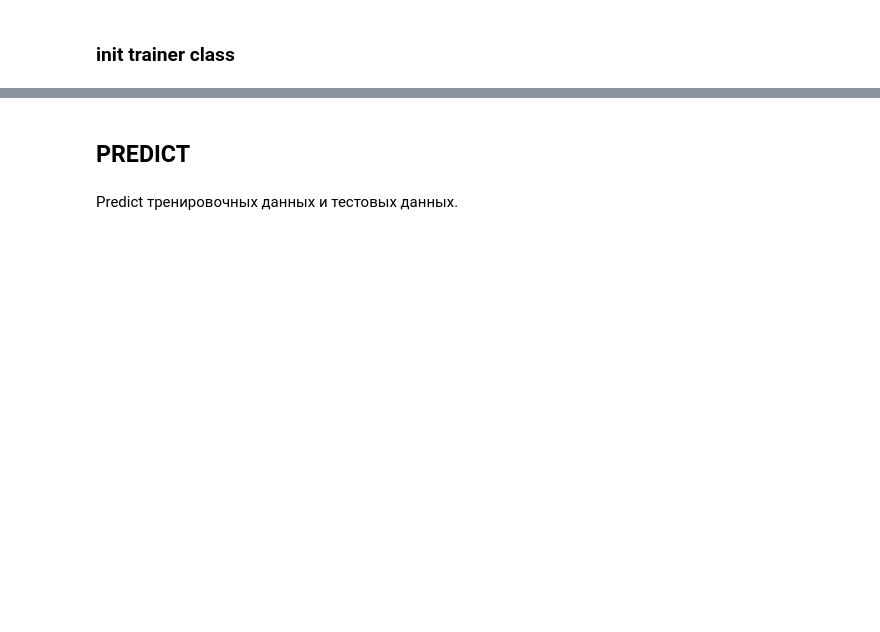
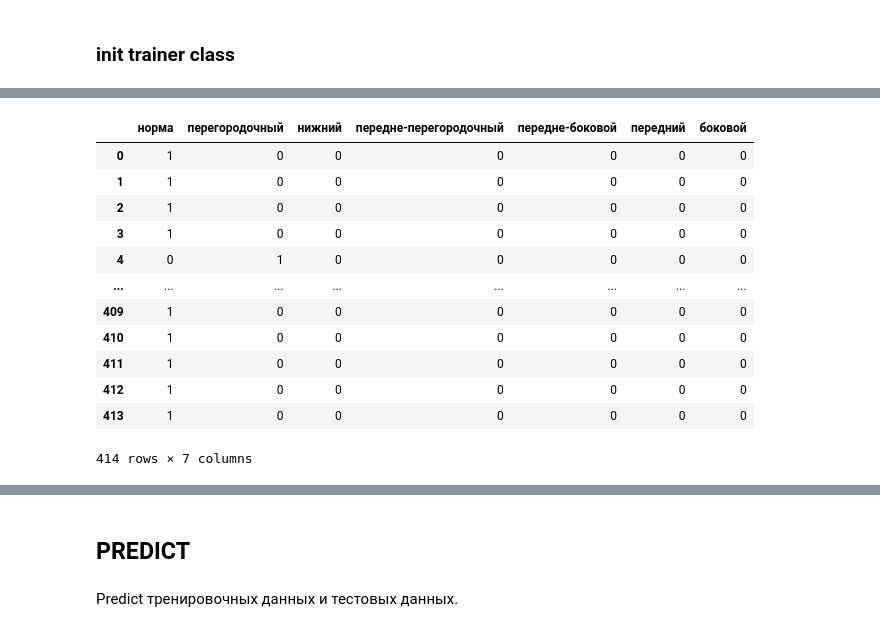
Before and after one commit to boldirev-as/AIIJC-medtech23, a Jupyter notebook: model_training.ipynb, the cells around one changed output, grey strips where cells are left out. Drawn from its saved outputs; the diff is of its cells as text; code cells hidden in the pictures; blank space fills up the shorter version.

```diff
--- a/model_training.ipynb
+++ b/model_training.ipynb
@@ -146,8 +151,8 @@ val_dataset[0]
 # %%
 from torch.utils.data import DataLoader
 
-train_loader = DataLoader(train_dataset, batch_size=32, shuffle=True) #, num_workers=4)
-val_loader = DataLoader(val_dataset, batch_size=32, shuffle=False) #, num_workers=4)
+train_loader = DataLoader(train_dataset, batch_size=16, shuffle=True) #, num_workers=4)
+val_loader = DataLoader(val_dataset, batch_size=16, shuffle=False) #, num_workers=4)
 # %% [markdown]
 ### init trainer class
 # %%
@@ -388 +397,28 @@ predicts = pd.DataFrame(test_res.predict.tolist())
+# %%
+predicts = pd.DataFrame(test_res.predict.tolist())
+
+label2pred = {"перегородочный":0, "передний":1, "боковой":2, "передне-боковой":3, "передне-перегородочный":4, "нижний":5, "норма":6}
+pred2label = {v:k for k, v in label2pred.items()}
+
+unique_values = predicts[0].unique()
+unique_values = np.append(unique_values, 2)
+for value in unique_values:
+    column_name = pred2label[value]
+    predicts[column_name] = (predicts[0] == value).astype(int)
+predicts = predicts.drop(columns=[0])
+predicts
+# %% [output]
+|  | норма | перегородочный | нижний | передне-перегородочный | передне-боковой | передний | боковой |
+| 0 | 1 | 0 | 0 | 0 | 0 | 0 | 0 |
+| 1 | 1 | 0 | 0 | 0 | 0 | 0 | 0 |
+| 2 | 1 | 0 | 0 | 0 | 0 | 0 | 0 |
+| 3 | 1 | 0 | 0 | 0 | 0 | 0 | 0 |
+| 4 | 0 | 1 | 0 | 0 | 0 | 0 | 0 |
+| ... | ... | ... | ... | ... | ... | ... | ... |
+| 409 | 1 | 0 | 0 | 0 | 0 | 0 | 0 |
+| 410 | 1 | 0 | 0 | 0 | 0 | 0 | 0 |
+| 411 | 1 | 0 | 0 | 0 | 0 | 0 | 0 |
+| 412 | 1 | 0 | 0 | 0 | 0 | 0 | 0 |
+| 413 | 1 | 0 | 0 | 0 | 0 | 0 | 0 |
+414 rows × 7 columns
 # %%
```
Also changed, not shown: parts of 26 cells of this notebook, 1 other file.
